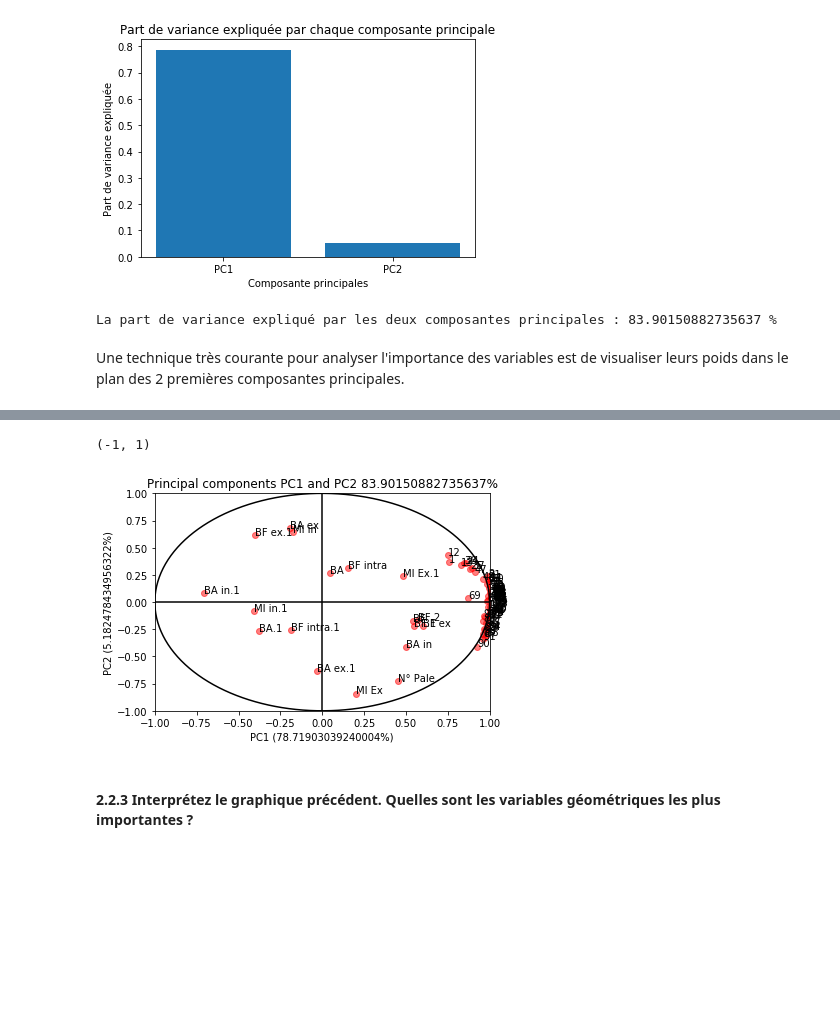
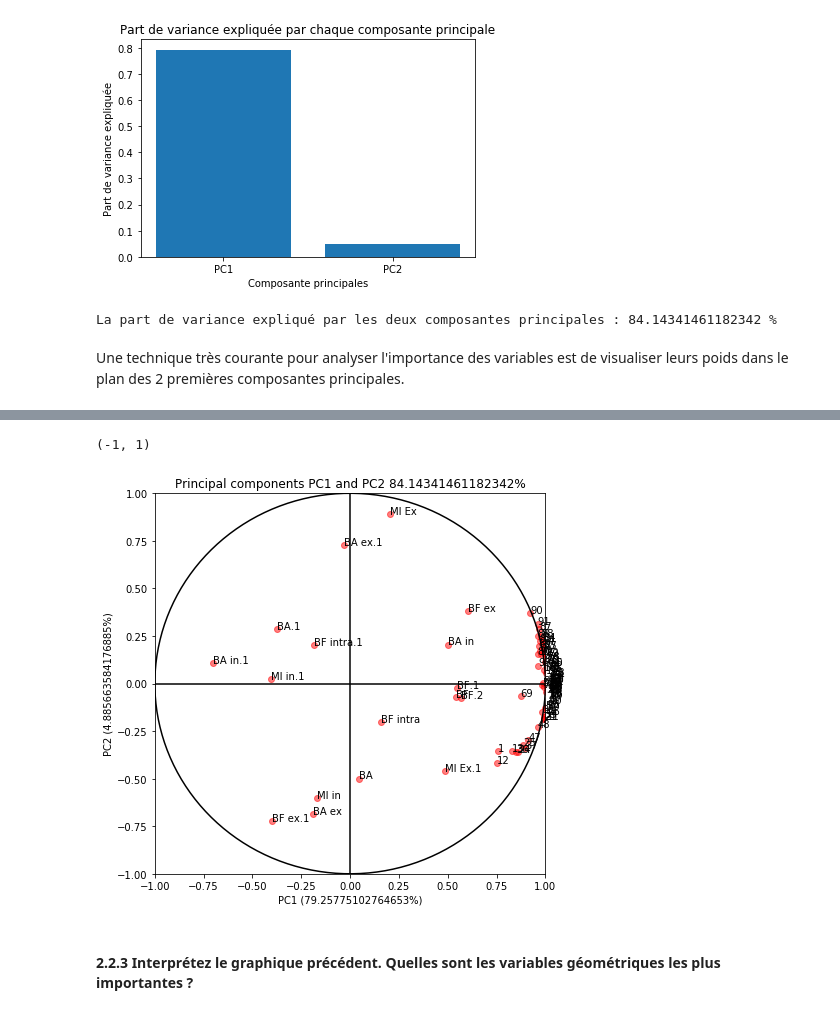
Before and after one commit to Davidson-Lova/TD_stats, a Jupyter notebook: TD4/TD4.ipynb, the cells around one changed output, grey strips where cells are left out. Saved outputs shown, nothing was run; the diff lists cells and outputs as text; code cells hidden in the pictures; blank space fills up the shorter version.

```diff
--- a/TD4/TD4.ipynb
+++ b/TD4/TD4.ipynb
@@ -74,5 +74,7 @@ os.chdir(os.getcwd())
 geometries = pd.read_csv("../data/Rouet_geometries.csv", encoding= 'latin', sep = ';', header= [2], decimal=",").iloc[:-1,:]
 geometries["BF"] = geometries["BF"].str.replace(',', '.').astype(float)
 geometries["N° Pale"] = geometries["N° Pale"].apply(int)
+geometries.index = geometries["N° Pale"]
+geometries = geometries.drop(["N° Pale"], axis = 1)
 geometries
 # %% [output]
@@ -168,7 +159,7 @@ Text(0.5,1,'Part de variance expliquée par chaque composante principale')
 # %%
 print("La part de variance expliqué par les deux composantes principales : {} %".format(sum(mypca.explained_variance_ratio_[:2])*100))
 # %% [output]
-La part de variance expliqué par les deux composantes principales : 83.90150882735637 %
+La part de variance expliqué par les deux composantes principales : 84.14341461182342 %
 # %% [markdown]
 Une technique très courante pour analyser l'importance des variables est de visualiser leurs poids dans le plan des 2 premières composantes principales.
 # %% [markdown]
@@ -184,32 +175,34 @@ Voici le type de graphique, appelé _PCA factor loadings plot_ en anglais, que v
 # %%
 from math import sqrt
 
+fig = plt.figure(figsize=(7,7))
 ##Pour le cercle
 
 angle = np.linspace( 0 , 2 * np.pi , 150 )
 
 radius = 1
 
 x = radius * np.cos( angle )
 y = radius * np.sin( angle )
 
 ##
+
 PC1 = mypca.components_[:2,:][0,:]*(sqrt(mypca.explained_variance_[0]))
 PC2 = mypca.components_[:2,:][1,:]*(sqrt(mypca.explained_variance_[1]))
 plt.plot(PC1, PC2, 'ro', alpha = 0.5)
 for i in range(len(PC1)):
     plt.text(PC1[i], PC2[i], geometries.columns.values[i])
 plt.xlabel("PC1 ({}%)".format(mypca.explained_variance_ratio_[0]*100))
 plt.ylabel("PC2 ({}%)".format(mypca.explained_variance_ratio_[1]*100))
 plt.title("Principal components PC1 and PC2 {}%".format(sum(mypca.explained_variance_ratio_[:2])*100))
 plt.axhline(y=0, color  = 'k')
 plt.axvline(x=0, color  = 'k')
 plt.plot(x,y, color = 'k')
 plt.xlim(-1,1)
 plt.ylim(-1,1)
 # %% [output]
 (-1, 1)
-[figure, old version]
+[figure, new version]
 # %% [markdown]
 #### 2.2.3 Interprétez le graphique précédent. Quelles sont les variables géométriques les plus importantes ?
 # %% [markdown]
```
Also changed, not shown: parts of 10 cells of this notebook, 1 other file.
